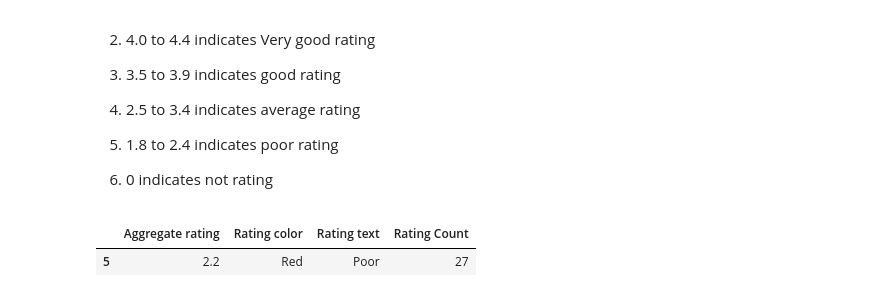
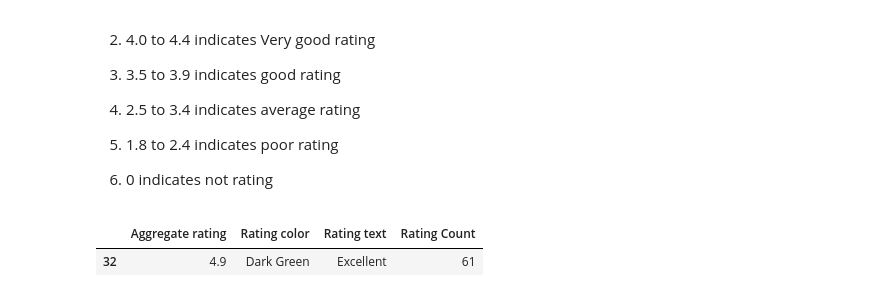
Before and after one commit to SleepyRizi/DataScience, a Jupyter notebook: 1.EDA/EDA_on_Zometo.ipynb, the cells around one changed output. Cells and saved outputs as stored; diff of their text form; code cells hidden in the pictures.

```diff
--- a/1.EDA/EDA_on_Zometo.ipynb
+++ b/1.EDA/EDA_on_Zometo.ipynb
@@ -293,10 +273,10 @@ ratings
 
 6) 0 indicates not rating
 # %%
-rating.sample()
+ratings.sample()
 # %% [output]
 |  | Aggregate rating | Rating color | Rating text | Rating Count |
-| 5 | 2.2 | Red | Poor | 27 |
+| 32 | 4.9 | Dark Green | Excellent | 61 |
 # %%
 sns.barplot(x="Aggregate rating",y="Rating Count",data=ratings)
 plt.rcParams["figure.figsize"]=10,6
```
Also changed, not shown: parts of 40 cells of this notebook.
